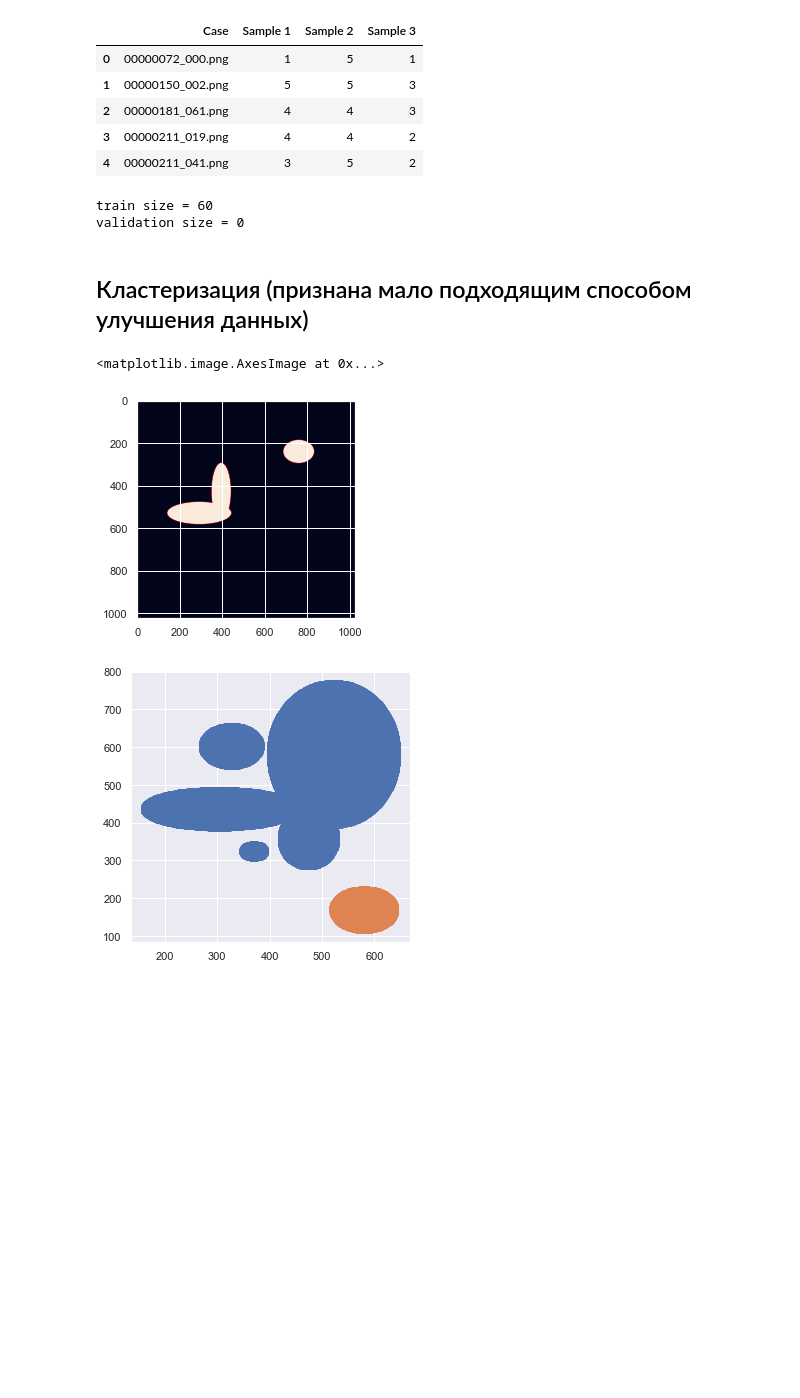
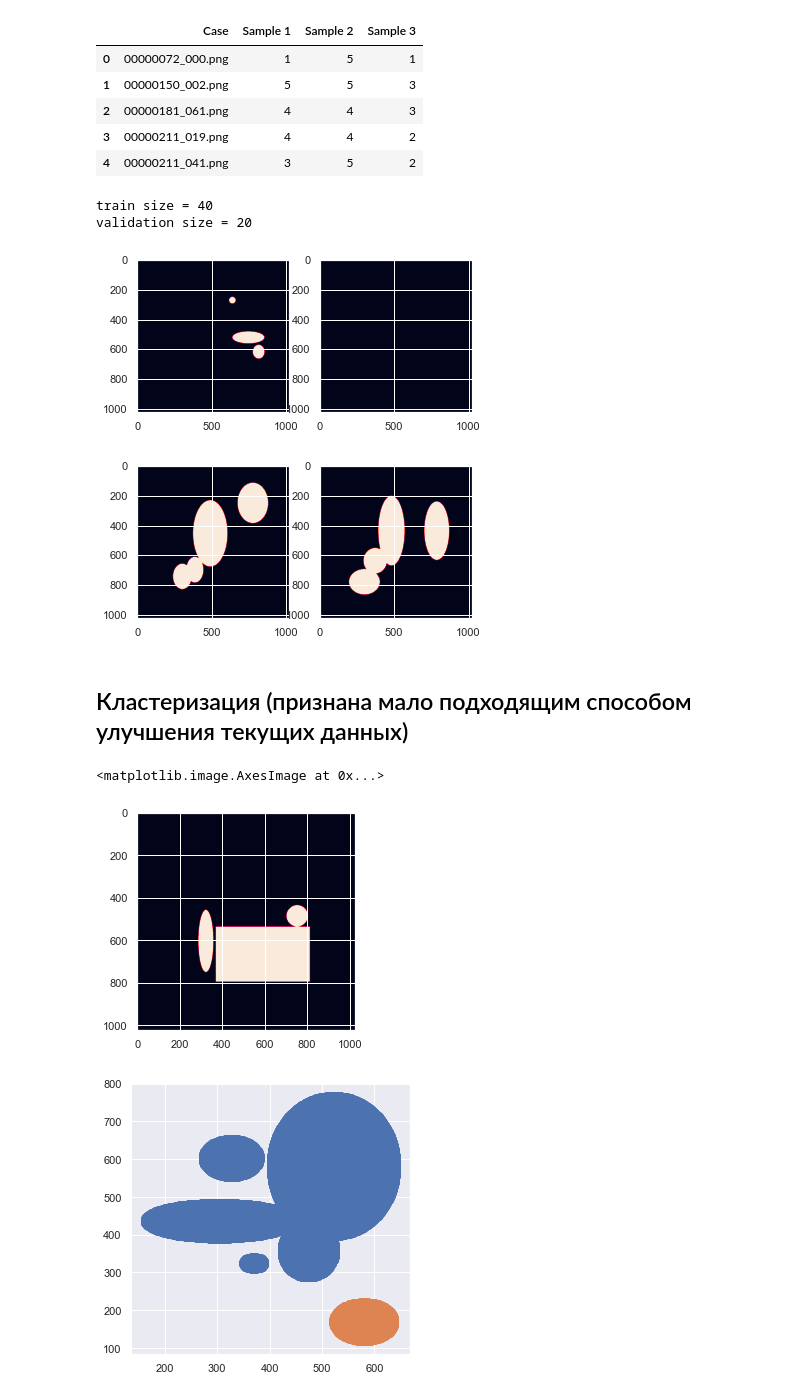
Before and after one commit to Indevem/medical-imaging-evaluation, a Jupyter notebook: model/in_progress_daria.ipynb, the cells around one changed output. Drawn from its saved outputs; the diff is of its cells as text; code cells hidden in the pictures; blank space fills up the shorter version.

```diff
--- a/model/in_progress_daria.ipynb
+++ b/model/in_progress_daria.ipynb
@@ -1,7 +1,9 @@
 # %%
 import os
 
-os.chdir("D:\\Documents\\GitHub\\medical-imaging-evaluation")
+PATH = "D:\\Documents\\GitHub\\medical-imaging-evaluation"
+DATA_PATH = "D:\\Documents\\GitHub\\medical-imaging-evaluation\\data"
+os.chdir(PATH)
 # %%
 import cv2
 import numpy as np
@@ -28,7 +27,7 @@ from sklearn.metrics import jaccard_score
 sns.set()
 # %%
-train_eval = pd.read_csv('data/OpenPart.csv')
-test_eval = pd.read_csv('data/SecretPart_dummy.csv')
+train_eval = pd.read_csv(DATA_PATH + '/OpenPart.csv')
+test_eval = pd.read_csv(DATA_PATH + '/SecretPart_dummy.csv')
 train_eval.head()
 # %% [output]
 |  | Case | Sample 1 | Sample 2 | Sample 3 |
@@ -40,17 +39,17 @@ train_eval.head()
 # %%
 train_names = train_eval['Case'].to_numpy()
 test_names = test_eval['Case'].to_numpy()
-val_indices = np.random.choice(train_names.shape[0], 0, replace=False)
+val_indices = np.random.choice(train_names.shape[0], 20, replace=False)
 train_indices = [i for i in range(len(train_names)) if i not in val_indices]
 val_names = train_names[val_indices]
 train_names = train_names[train_indices]
+val_label = train_eval.iloc[val_indices]
 train_label = train_eval.iloc[train_indices]
-val_label = train_eval.iloc[val_indices]
 print('train size =', len(train_names))
 print('validation size =', len(val_names))
 # %% [output]
-train size = 60
-validation size = 0
+train size = 40
+validation size = 20
 # %%
 def load_data(names, folder, ending):
     data = []
@@ -61,31 +60,35 @@ def load_data(names, folder, ending):
     return np.array(data)
 
 train_data = [
-    load_data(train_names, 'data/sample_1', '_s1'),
-    load_data(train_names, 'data/sample_2', '_s2'),
-    load_data(train_names, 'data/sample_3', '_s3')
+    load_data(train_names, DATA_PATH + '/sample_1', '_s1'),
+    load_data(train_names, DATA_PATH + '/sample_2', '_s2'),
+    load_data(train_names, DATA_PATH + '/sample_3', '_s3')
 ]
 val_data = [
-    load_data(val_names, 'data/sample_1', '_s1'),
-    load_data(val_names, 'data/sample_2', '_s2'),
-    load_data(val_names, 'data/sample_3', '_s3')
+    load_data(val_names, DATA_PATH + '/sample_1', '_s1'),
+    load_data(val_names, DATA_PATH + '/sample_2', '_s2'),
+    load_data(val_names, DATA_PATH + '/sample_3', '_s3')
 ]
 test_data = [
-    load_data(test_names, 'data/sample_1', '_s1'),
-    load_data(test_names, 'data/sample_2', '_s2'),
-    load_data(test_names, 'data/sample_3', '_s3')
+    load_data(test_names, DATA_PATH + '/sample_1', '_s1'),
+    load_data(test_names, DATA_PATH + '/sample_2', '_s2'),
+    load_data(test_names, DATA_PATH + '/sample_3', '_s3')
 ]
-expert_train = load_data(train_names, 'data/expert', '_expert')
-expert_val = load_data(val_names, 'data/expert', '_expert')
-expert_test = load_data(test_names, 'data/expert', '_expert')
+expert_train = load_data(train_names, DATA_PATH + '/expert', '_expert')
+expert_val = load_data(val_names, DATA_PATH + '/expert', '_expert')
+expert_test = load_data(test_names, DATA_PATH + '/expert', '_expert')
 # %%
-for i in range(len(test_data[0])):
+for i in range(2):
     plt.subplot(1, 2, 1)
     plt.imshow(test_data[0][i])
     plt.subplot(1, 2, 2)
-    plt.imshow()
+    plt.imshow(expert_test[i])
+    plt.show()
+# %% [output]
+[figure, added]
+[figure, added]
 # %% [markdown]
-## Кластеризация (признана мало подходящим способом улучшения данных)
+## Кластеризация (признана мало подходящим способом улучшения текущих данных)
 # %%
 def convert_to_table(img):
     elements = []
@@ -95,10 +98,10 @@ def convert_to_table(img):
                 elements.append([i, j])
     return pd.DataFrame(elements)
 # %%
-plt.imshow(expert_train[11])
+plt.imshow(expert_train[1])
 # %% [output]
 <matplotlib.image.AxesImage at 0x...>
-[figure, old version]
+[figure, new version]
 # %%
 dbscan = DBSCAN(eps=40)
 pred = dbscan.fit_predict(img_table)
```
Also changed, not shown: parts of 25 cells of this notebook.
